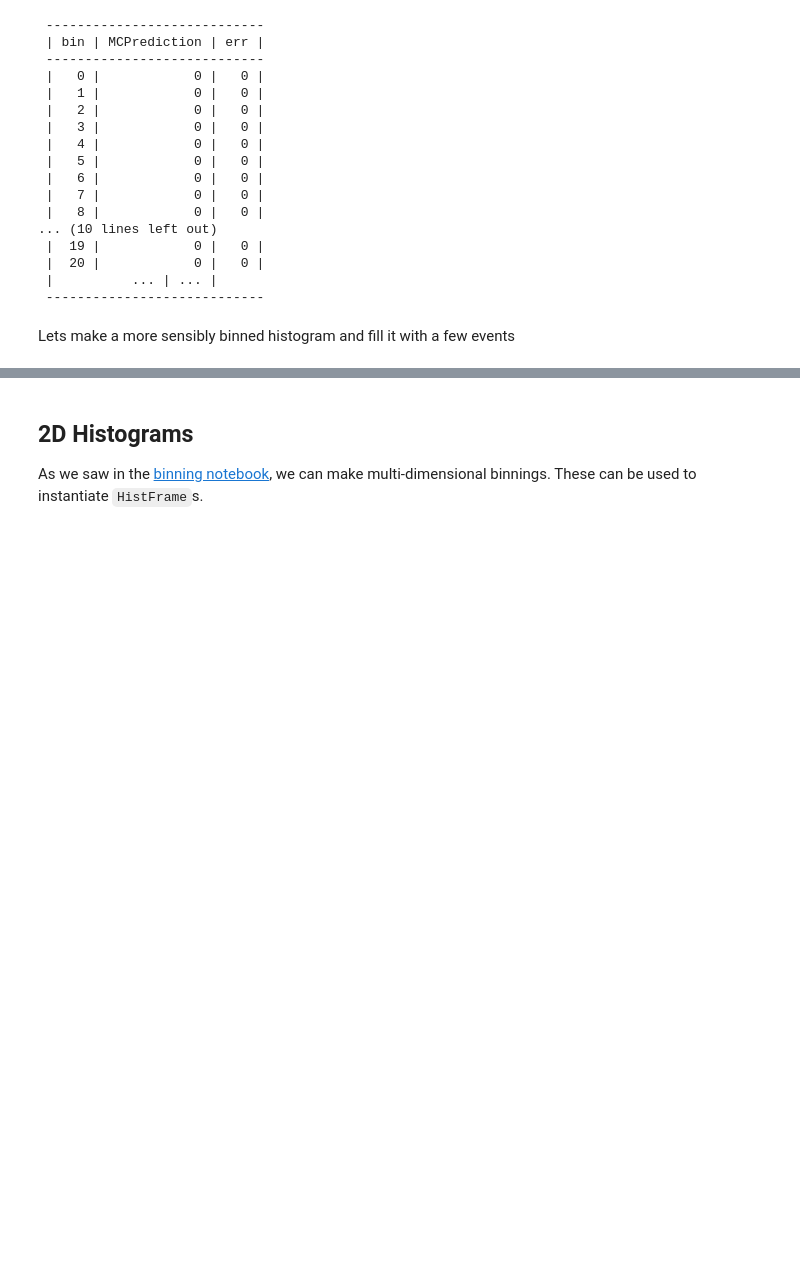
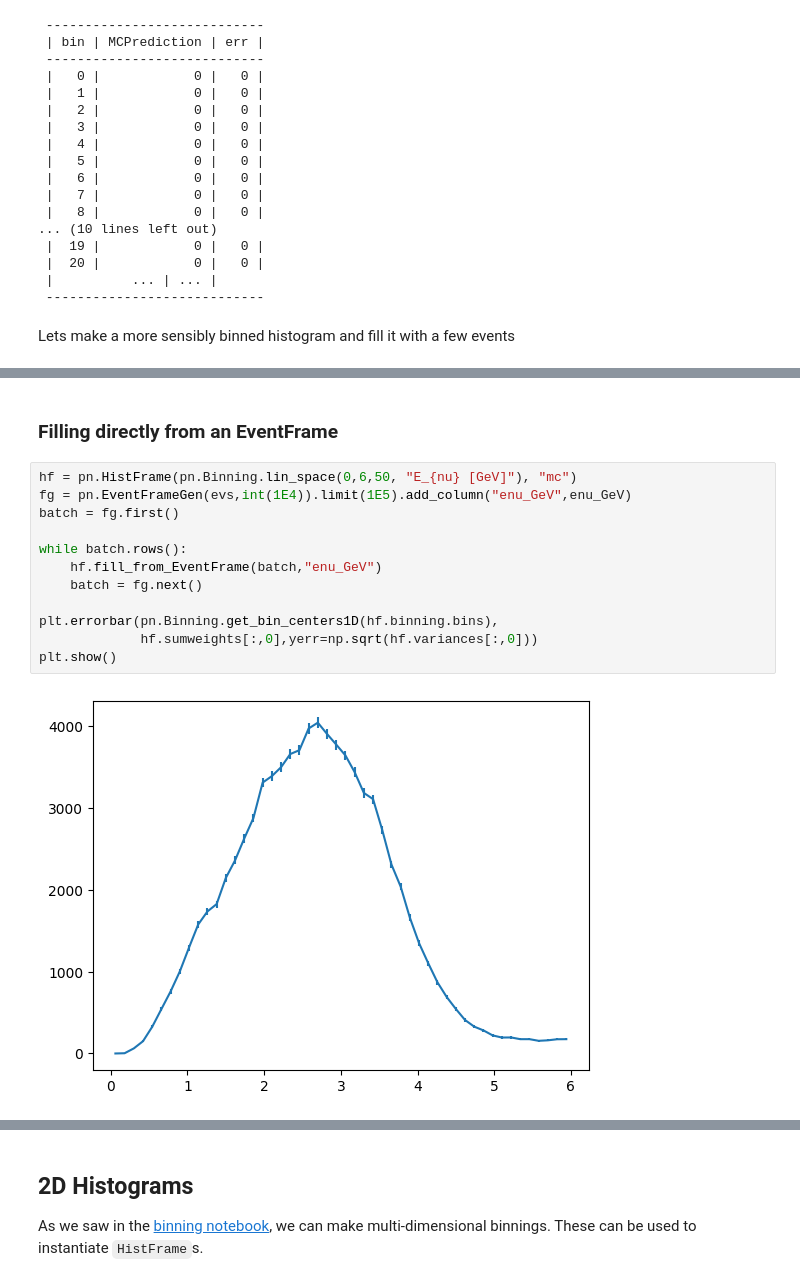
Before and after one commit to NUISANCEMC/nuisance3, a Jupyter notebook: notebooks/histframes.ipynb, the cells around one changed output, grey strips where cells are left out. Drawn from its saved outputs; the diff is of its cells as text; blank space fills up the shorter version.

Commit message:
Adds fill_from_EventFrame and fill_from_RecordBatch helper functions for filling histograms from tables

```diff
--- a/notebooks/histframes.ipynb
+++ b/notebooks/histframes.ipynb
@@ -84,3 +84,19 @@ plt.errorbar(pn.Binning.get_bin_centers1D(hf.binning.bins),
 plt.show()
 # %% [output]
 [figure]
+# %% [markdown]
+### Filling directly from an EventFrame
+# %%
+hf = pn.HistFrame(pn.Binning.lin_space(0,6,50, "E_{nu} [GeV]"), "mc")
+fg = pn.EventFrameGen(evs,int(1E4)).limit(1E5).add_column("enu_GeV",enu_GeV)
+batch = fg.first()
+
+while batch.rows():
+    hf.fill_from_EventFrame(batch,"enu_GeV")
+    batch = fg.next()
+
+plt.errorbar(pn.Binning.get_bin_centers1D(hf.binning.bins),
+             hf.sumweights[:,0],yerr=np.sqrt(hf.variances[:,0]))
+plt.show()
+# %% [output]
+[figure, added]
```
Also changed, not shown: parts of 11 cells of this notebook, 12 other files.
